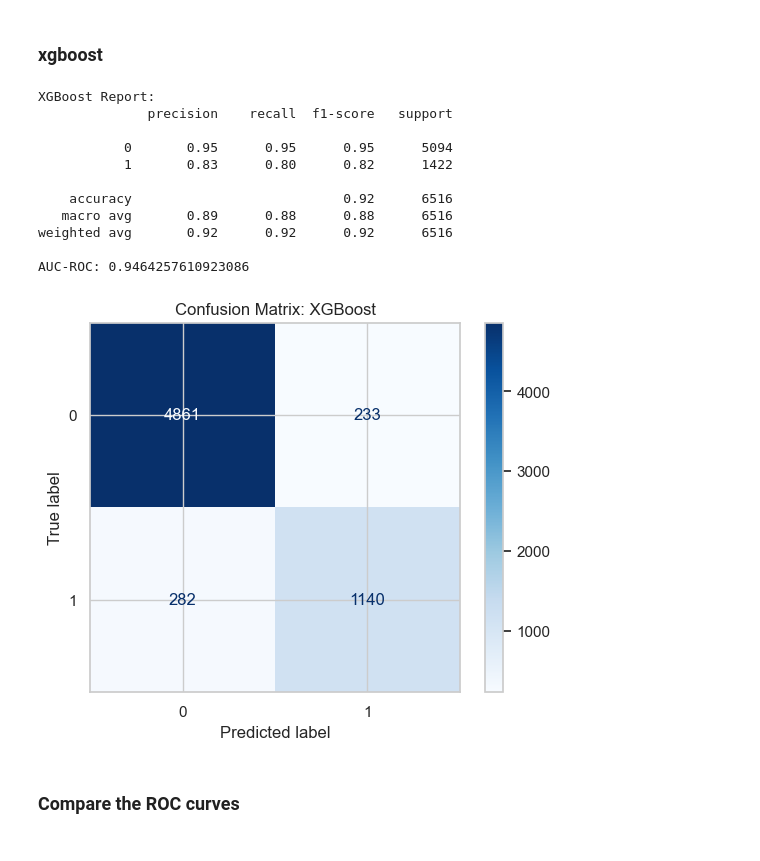
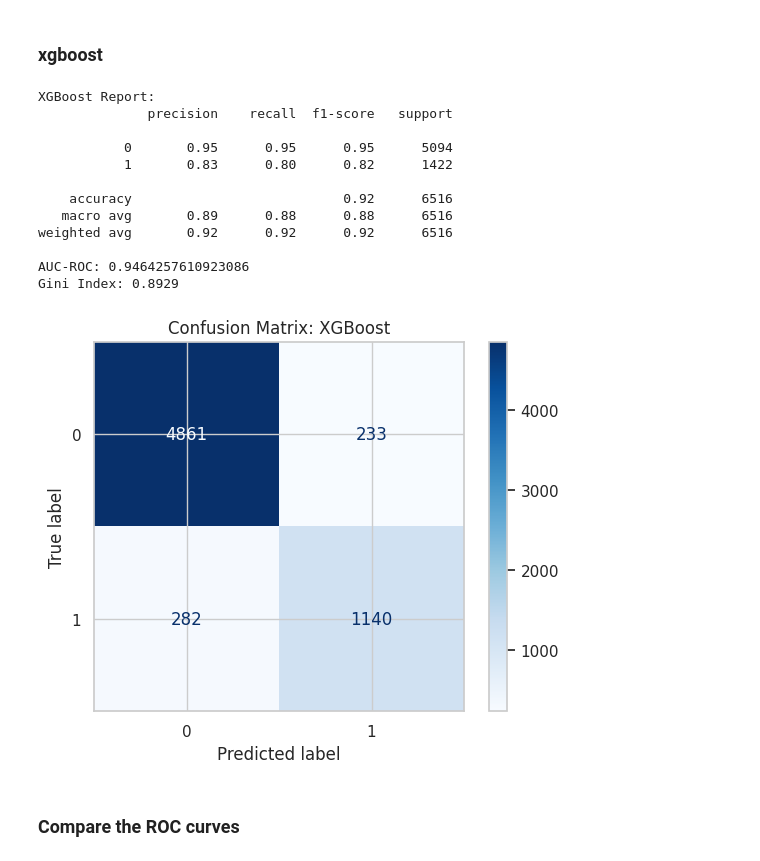
Before and after one commit to Cvetanka/Credit-risk-analysis-and-forecasting, a Jupyter notebook: credit_risk_prediction.ipynb, the cells around one changed output. Saved outputs shown, nothing was run; the diff lists cells and outputs as text; code cells hidden in the pictures.

```diff
--- a/credit_risk_prediction.ipynb
+++ b/credit_risk_prediction.ipynb
@@ -492,26 +498,29 @@ AUC-ROC: 0.8464258715335932
 # %%
 # Evaluate XGBoost
 print("\nXGBoost Report:")
 print(classification_report(y_test, y_pred_xgb))
 print("AUC-ROC:", roc_auc_score(y_test, y_pred_proba_xgb))
+gini_xgb = 2 * roc_auc_score(y_test, y_pred_proba_xgb) - 1
+print(f"Gini Index: {gini_xgb:.4f}")
 cm_xgb = confusion_matrix(y_test, y_pred_xgb)
 disp_xgb = ConfusionMatrixDisplay(confusion_matrix=cm_xgb, display_labels=['0', '1'])
 disp_xgb.plot(cmap='Blues')
 plt.title('Confusion Matrix: XGBoost')
 plt.show()
 # %% [output]
 XGBoost Report:
               precision    recall  f1-score   support
 
            0       0.95      0.95      0.95      5094
            1       0.83      0.80      0.82      1422
 
     accuracy                           0.92      6516
    macro avg       0.89      0.88      0.88      6516
 weighted avg       0.92      0.92      0.92      6516
 
 AUC-ROC: 0.9464257610923086
+Gini Index: 0.8929
-[figure, old version]
+[figure, new version]
 # %% [markdown]
 ### Compare the ROC curves
 # %%
```
Also changed, not shown: parts of 11 cells of this notebook.
